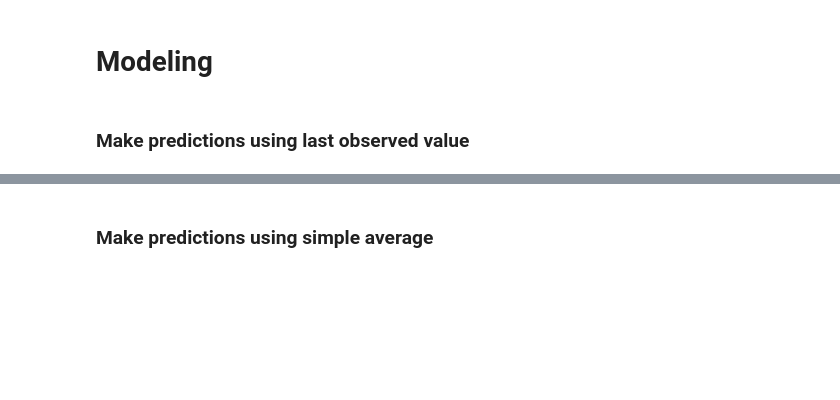
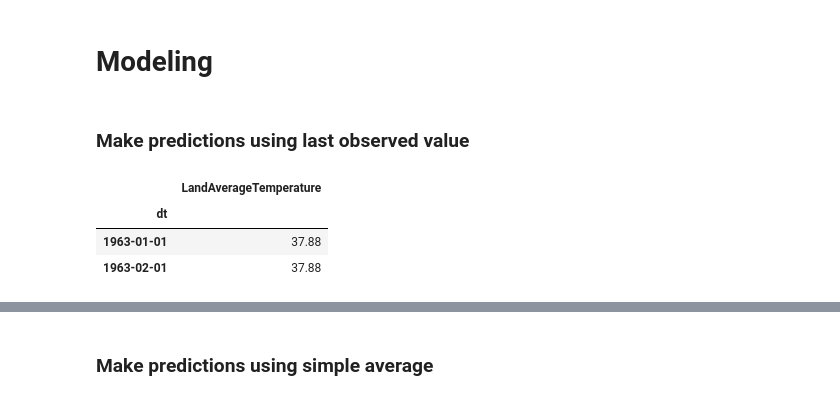
Before and after one commit to Johndsalas/earths_temperature_time_series, a Jupyter notebook: main_notebook.ipynb, the cells around one changed output, grey strips where cells are left out. Drawn from its saved outputs; the diff is of its cells as text; code cells hidden in the pictures; blank space fills up the shorter version.

```diff
--- a/main_notebook.ipynb
+++ b/main_notebook.ipynb
@@ -170,8 +157,11 @@ def append_eval_df_ocean(model_type, target_var):
 # %%
 temps = train_land['LandAverageTemperature'][-1:][0]
 
 yhat_land_df = pd.DataFrame({'LandAverageTemperature': [temps]}, index = validate_land.index)
-
-yhat_land_df.head(2)
+# %% [output]
+|  | LandAverageTemperature |
+| dt |  |
+| 1963-01-01 | 37.88 |
+| 1963-02-01 | 37.88 |
 # %%
 plot_and_eval_land('LandAverageTemperature')
```
Also changed, not shown: parts of 16 cells of this notebook, 3 other files.
